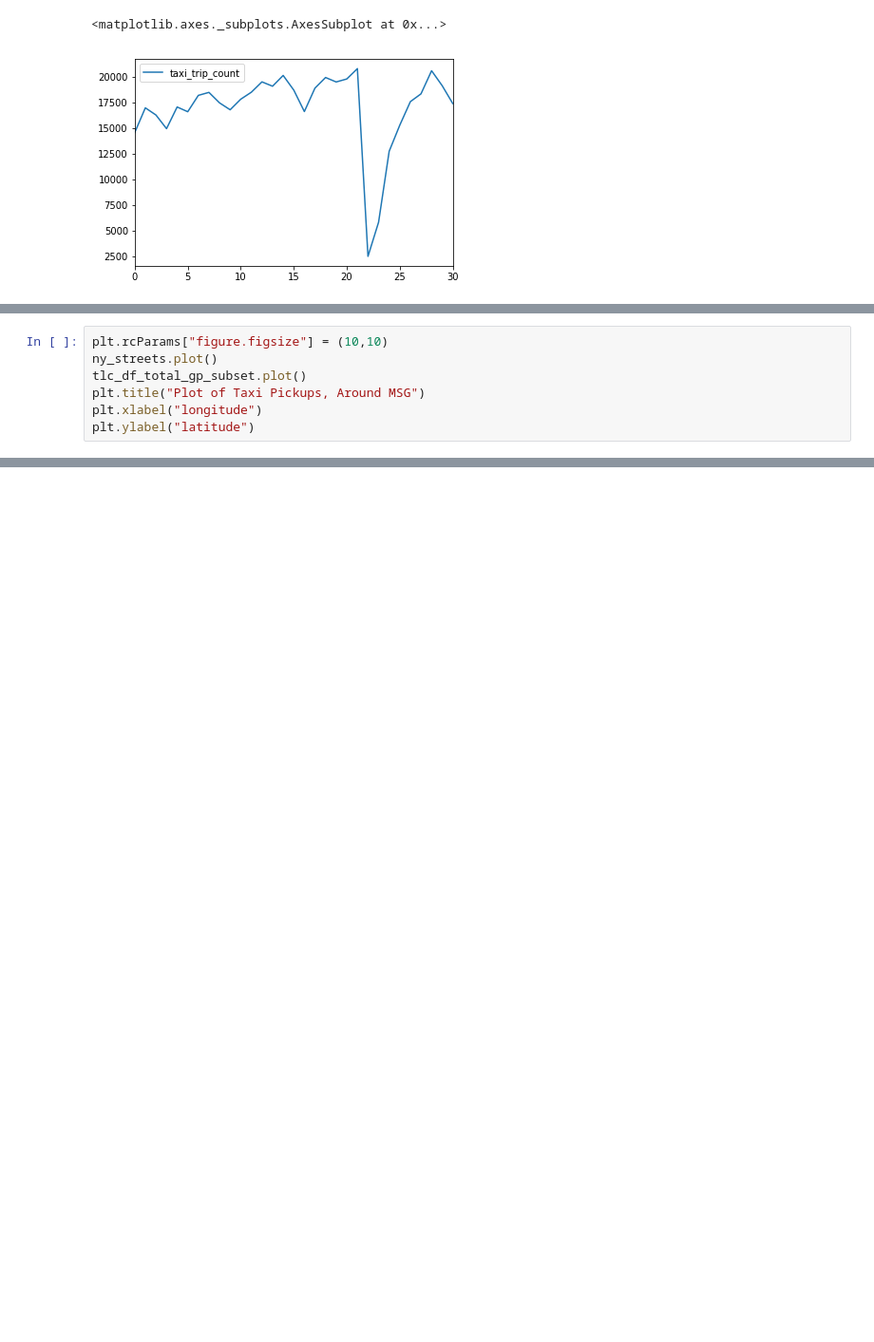
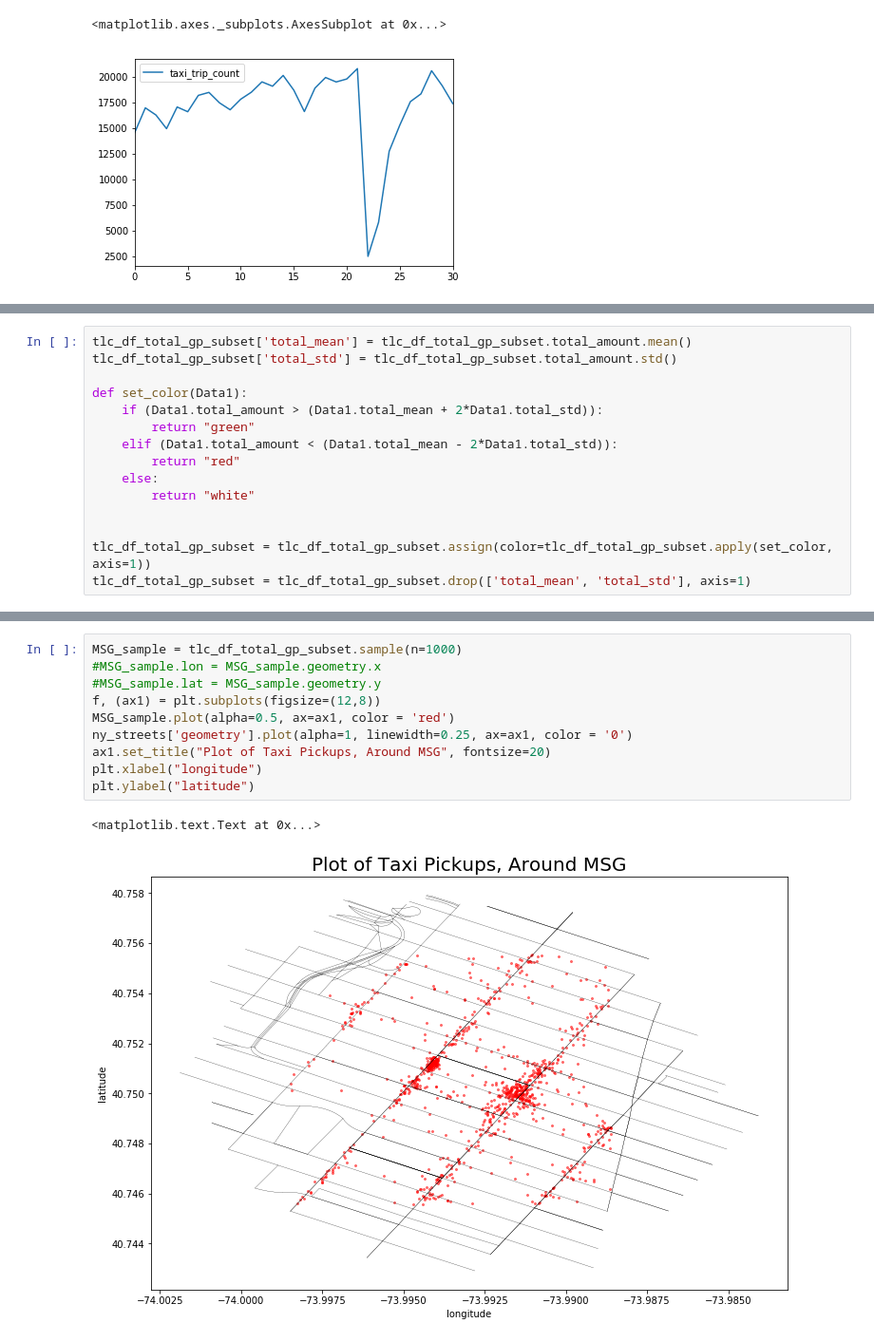
Before and after one commit to gperrin12/anomaly_detection_NYC_transit, a Jupyter notebook: TLC_anomaly_detection_042217.ipynb, the cells around one changed output, grey strips where cells are left out. Shown at 95% size. Cells and saved outputs as stored; diff of their text form; blank space fills up the shorter version.

```diff
--- a/TLC_anomaly_detection_042217.ipynb
+++ b/TLC_anomaly_detection_042217.ipynb
@@ -352,7 +346,0 @@ len(ny_streets)
-# %%
-plt.rcParams["figure.figsize"] = (10,10)
-ny_streets.plot()
-tlc_df_total_gp_subset.plot()
-plt.title("Plot of Taxi Pickups, Around MSG")
-plt.xlabel("longitude")
-plt.ylabel("latitude")
@@ -358,0 +356,15 @@ plt.ylabel("latitude")
+# %%
+tlc_df_total_gp_subset['total_mean'] = tlc_df_total_gp_subset.total_amount.mean()
+tlc_df_total_gp_subset['total_std'] = tlc_df_total_gp_subset.total_amount.std()
+
+def set_color(Data1):
+    if (Data1.total_amount > (Data1.total_mean + 2*Data1.total_std)):
+        return "green"
+    elif (Data1.total_amount < (Data1.total_mean - 2*Data1.total_std)):
+        return "red"
+    else:
+        return "white"
+
+
+tlc_df_total_gp_subset = tlc_df_total_gp_subset.assign(color=tlc_df_total_gp_subset.apply(set_color, axis=1))
+tlc_df_total_gp_subset = tlc_df_total_gp_subset.drop(['total_mean', 'total_std'], axis=1)
@@ -358,0 +391,13 @@ plt.ylabel("latitude")
+# %%
+MSG_sample = tlc_df_total_gp_subset.sample(n=1000)
+#MSG_sample.lon = MSG_sample.geometry.x
+#MSG_sample.lat = MSG_sample.geometry.y
+f, (ax1) = plt.subplots(figsize=(12,8))
+MSG_sample.plot(alpha=0.5, ax=ax1, color = 'red')
+ny_streets['geometry'].plot(alpha=1, linewidth=0.25, ax=ax1, color = '0')
+ax1.set_title("Plot of Taxi Pickups, Around MSG", fontsize=20)
+plt.xlabel("longitude")
+plt.ylabel("latitude")
+# %% [output]
+<matplotlib.text.Text at 0x...>
+[figure, added]
```
Also changed, not shown: parts of 10 cells of this notebook.
